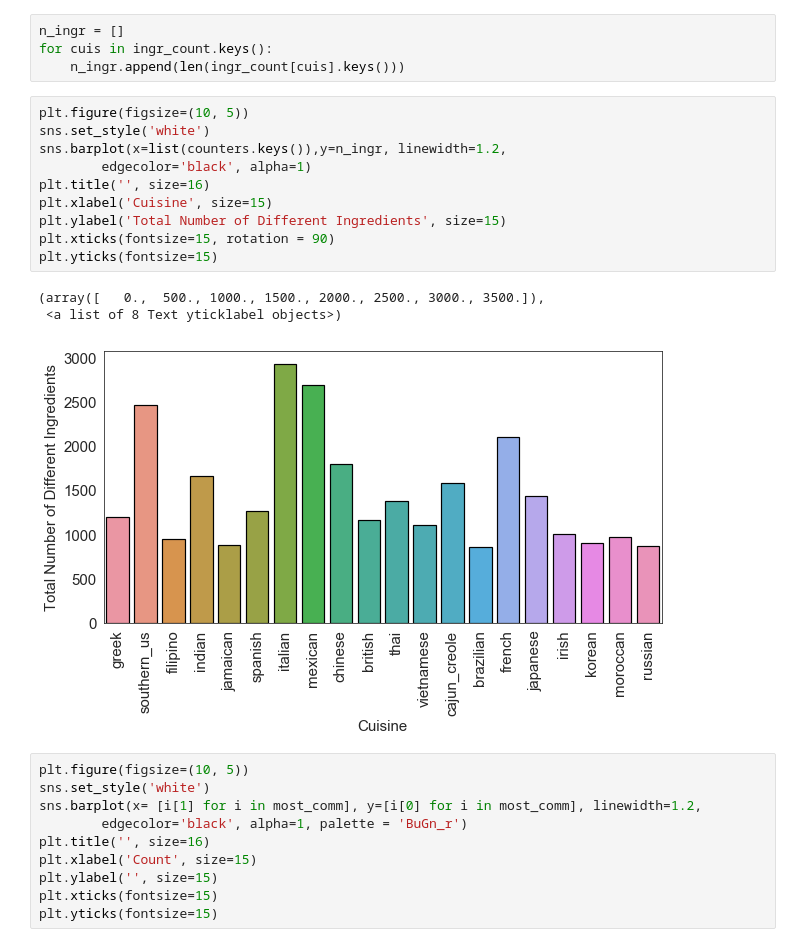
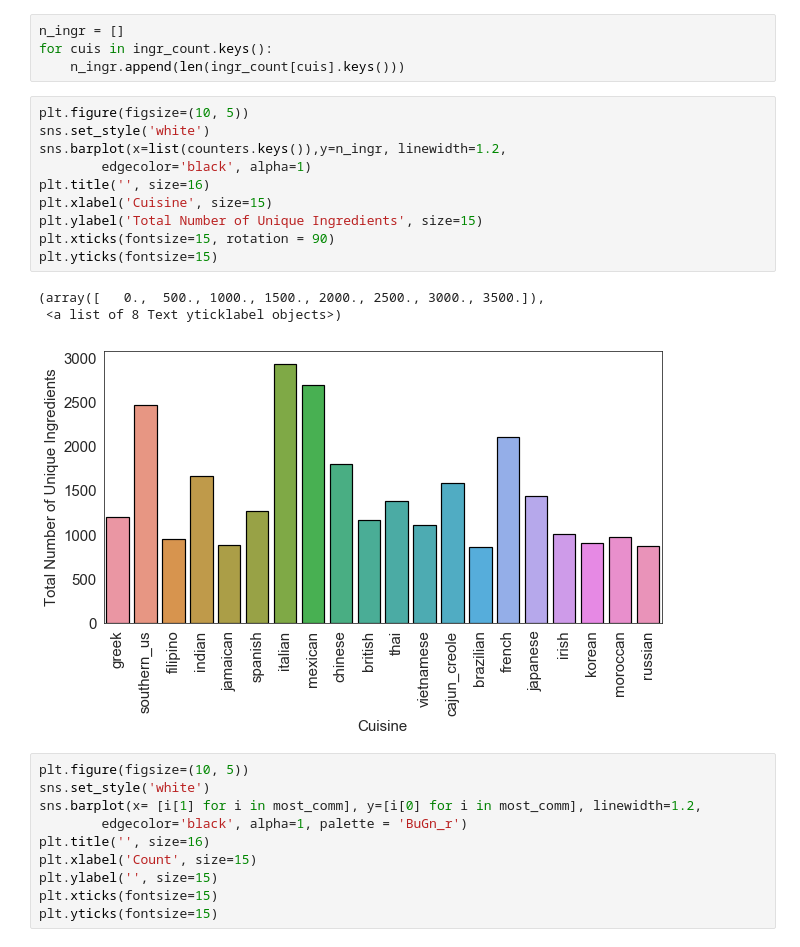
Before and after one commit to goharutt/Food_recipes, a Jupyter notebook: Meal_recipes.ipynb, the cells around one changed output. Drawn from its saved outputs; the diff is of its cells as text.

```diff
--- a/Meal_recipes.ipynb
+++ b/Meal_recipes.ipynb
@@ -208,17 +208,17 @@ for cuis in ingr_count.keys():
 # %%
 plt.figure(figsize=(10, 5))
 sns.set_style('white')
 sns.barplot(x=list(counters.keys()),y=n_ingr, linewidth=1.2,
         edgecolor='black', alpha=1)
 plt.title('', size=16)
 plt.xlabel('Cuisine', size=15)
-plt.ylabel('Total Number of Different Ingredients', size=15)
+plt.ylabel('Total Number of Unique Ingredients', size=15)
 plt.xticks(fontsize=15, rotation = 90)
 plt.yticks(fontsize=15)
 # %% [output]
 (array([   0.,  500., 1000., 1500., 2000., 2500., 3000., 3500.]),
  <a list of 8 Text yticklabel objects>)
-[figure, old version]
+[figure, new version]
 # %%
 plt.figure(figsize=(10, 5))
 sns.set_style('white')
```
Also changed, not shown: parts of 1 cell of this notebook.
